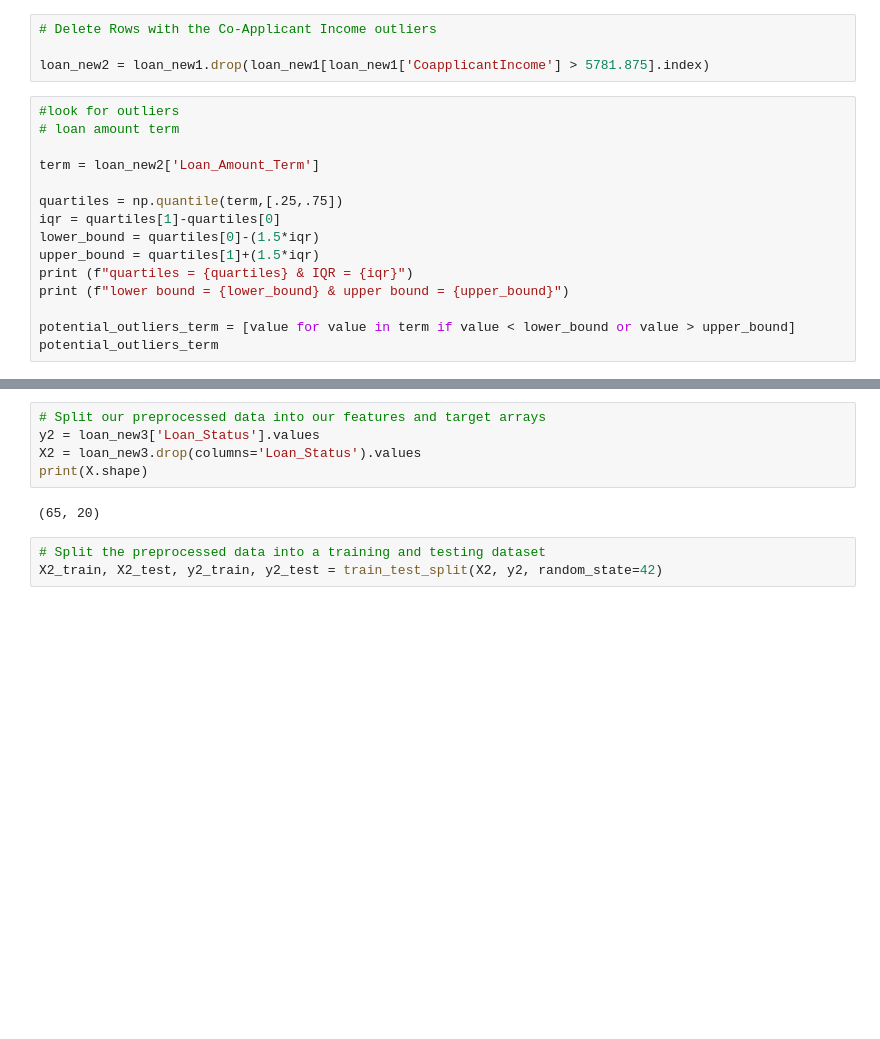
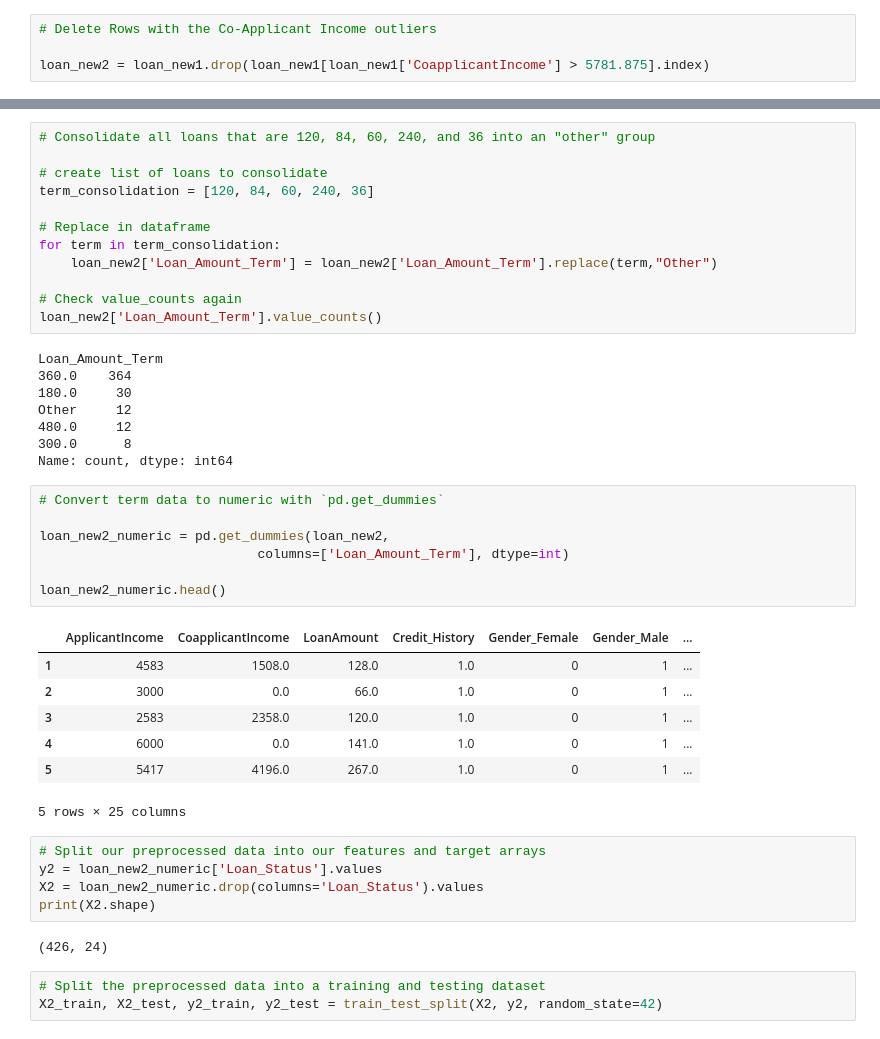
Before and after one commit to JFitz97/Loan_Default_ML, a Jupyter notebook: Project 4.ipynb, the cells around one changed output, grey strips where cells are left out. Cells and saved outputs as stored; diff of their text form; blank space fills up the shorter version.

```diff
--- a/Project 4.ipynb
+++ b/Project 4.ipynb
@@ -313,18 +313,3 @@ lower bound = -3469.125 & upper bound = 5781.875
 # Delete Rows with the Co-Applicant Income outliers
 
 loan_new2 = loan_new1.drop(loan_new1[loan_new1['CoapplicantIncome'] > 5781.875].index)
-# %%
-#look for outliers
-# loan amount term
-
-term = loan_new2['Loan_Amount_Term']
-
-quartiles = np.quantile(term,[.25,.75])
-iqr = quartiles[1]-quartiles[0]
-lower_bound = quartiles[0]-(1.5*iqr)
-upper_bound = quartiles[1]+(1.5*iqr)
-print (f"quartiles = {quartiles} & IQR = {iqr}")
-print (f"lower bound = {lower_bound} & upper bound = {upper_bound}")
-
-potential_outliers_term = [value for value in term if value < lower_bound or value > upper_bound]
-potential_outliers_term
@@ -355,10 +332,45 @@ loan_new3 = loan_new2.drop(loan_new2[loan_new2['Loan_Amount_Term'] != 360].index
+# %%
+# Consolidate all loans that are 120, 84, 60, 240, and 36 into an "other" group
+
+# create list of loans to consolidate
+term_consolidation = [120, 84, 60, 240, 36]
+
+# Replace in dataframe
+for term in term_consolidation:
+    loan_new2['Loan_Amount_Term'] = loan_new2['Loan_Amount_Term'].replace(term,"Other")
+
+# Check value_counts again
+loan_new2['Loan_Amount_Term'].value_counts()
+# %% [output]
+Loan_Amount_Term
+360.0    364
+180.0     30
+Other     12
+480.0     12
+300.0      8
+Name: count, dtype: int64
+# %%
+# Convert term data to numeric with `pd.get_dummies`
+
+loan_new2_numeric = pd.get_dummies(loan_new2,
+                            columns=['Loan_Amount_Term'], dtype=int)
+
+loan_new2_numeric.head()
+# %% [output]
+|  | ApplicantIncome | CoapplicantIncome | LoanAmount | Credit_History | Gender_Female | Gender_Male | ... |
+| 1 | 4583 | 1508.0 | 128.0 | 1.0 | 0 | 1 | ... |
+| 2 | 3000 | 0.0 | 66.0 | 1.0 | 0 | 1 | ... |
+| 3 | 2583 | 2358.0 | 120.0 | 1.0 | 0 | 1 | ... |
+| 4 | 6000 | 0.0 | 141.0 | 1.0 | 0 | 1 | ... |
+| 5 | 5417 | 4196.0 | 267.0 | 1.0 | 0 | 1 | ... |
+5 rows × 25 columns
 # %%
 # Split our preprocessed data into our features and target arrays
-y2 = loan_new3['Loan_Status'].values
-X2 = loan_new3.drop(columns='Loan_Status').values
-print(X.shape)
+y2 = loan_new2_numeric['Loan_Status'].values
+X2 = loan_new2_numeric.drop(columns='Loan_Status').values
+print(X2.shape)
 # %% [output]
-(65, 20)
+(426, 24)
 # %%
 # Split the preprocessed data into a training and testing dataset
 X2_train, X2_test, y2_train, y2_test = train_test_split(X2, y2, random_state=42)
```
Also changed, not shown: parts of 6 cells of this notebook.
